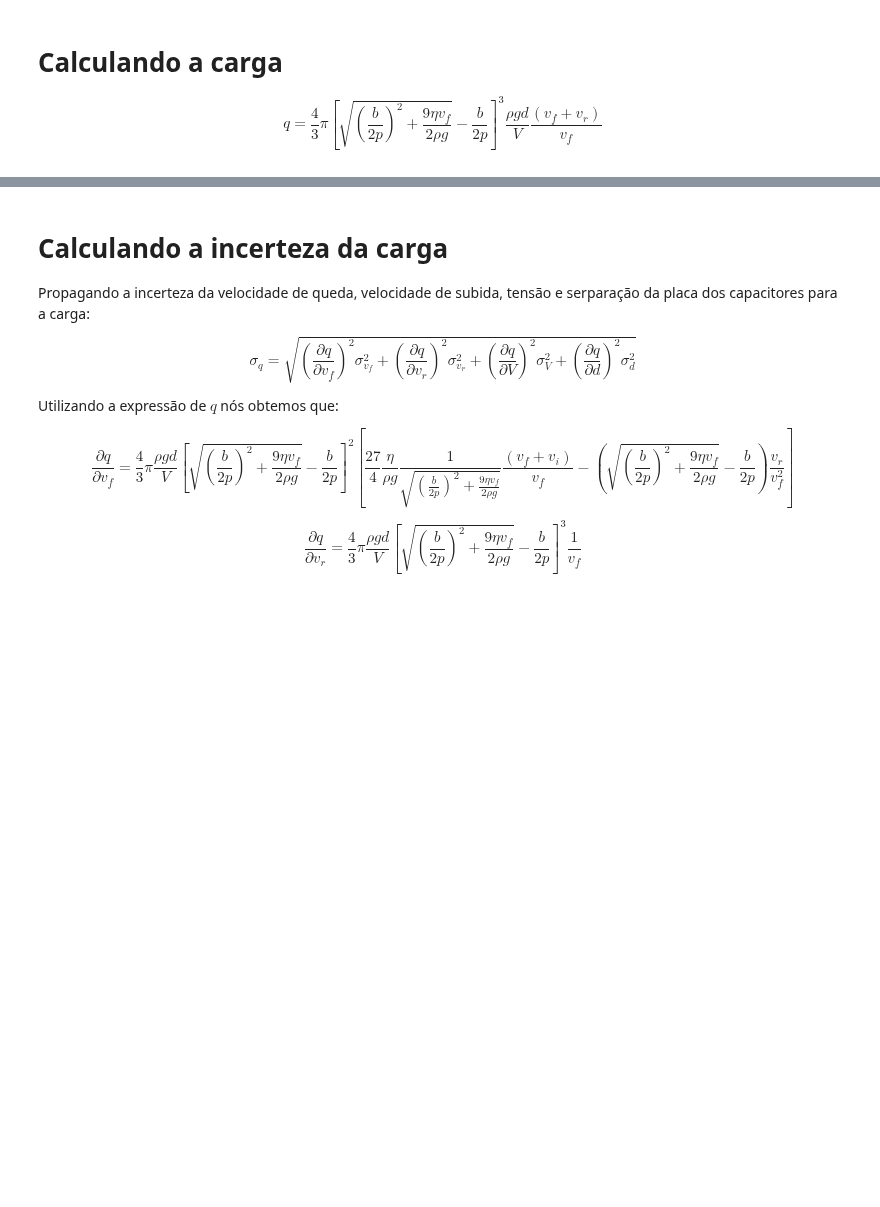
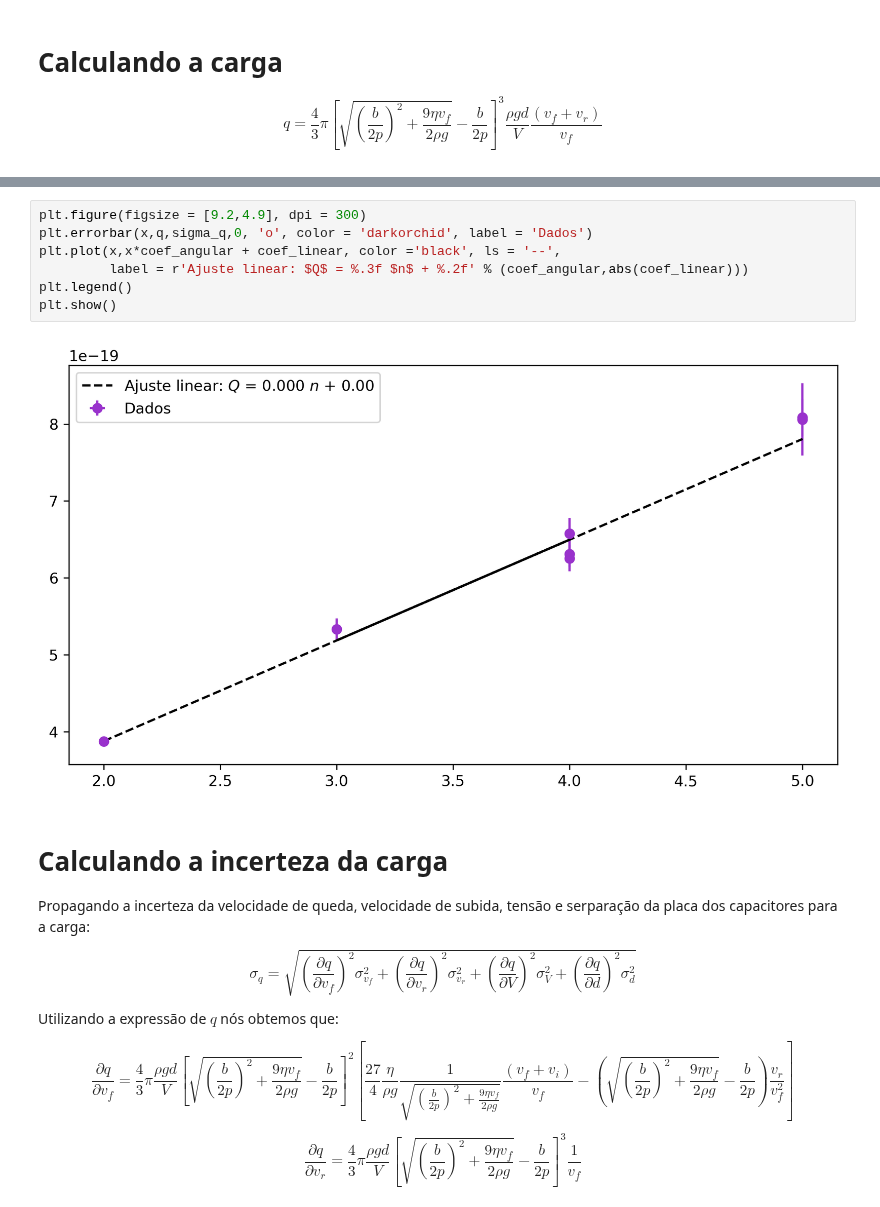
Before and after one commit to viniciusrocca/College_Codes, a Jupyter notebook: Lab3/Millikan_Oil_Drop.ipynb, the cells around one changed output, grey strips where cells are left out. Cells and saved outputs as stored; diff of their text form; blank space fills up the shorter version.

```diff
--- a/Lab3/Millikan_Oil_Drop.ipynb
+++ b/Lab3/Millikan_Oil_Drop.ipynb
@@ -162,3 +250,12 @@ Carga = [3.7262705585606456e-17] C
+# %%
+plt.figure(figsize = [9.2,4.9], dpi = 300)
+plt.errorbar(x,q,sigma_q,0, 'o', color = 'darkorchid', label = 'Dados')
+plt.plot(x,x*coef_angular + coef_linear, color ='black', ls = '--',
+         label = r'Ajuste linear: $Q$ = %.3f $n$ + %.2f' % (coef_angular,abs(coef_linear)))
+plt.legend()
+plt.show()
+# %% [output]
+[figure, added]
 # %% [markdown]
 # Calculando a incerteza da carga
 
```
Also changed, not shown: parts of 10 cells of this notebook.
